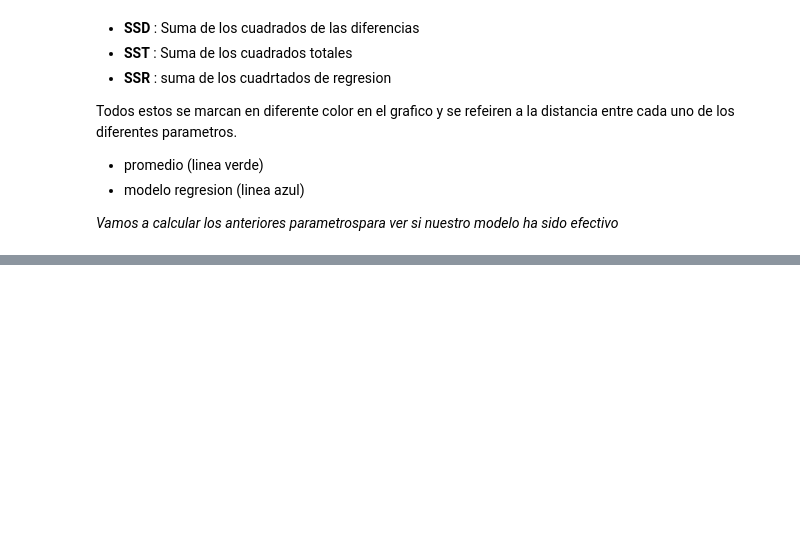
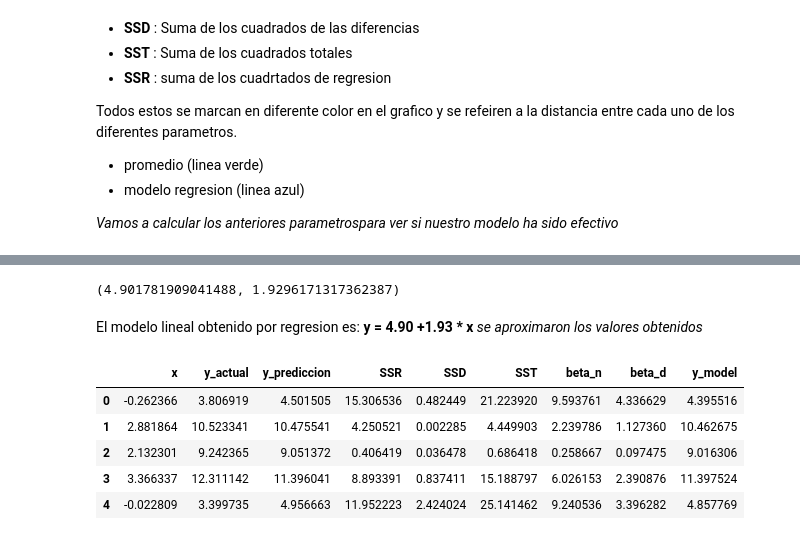
Before and after one commit to Karenahv/python-ml-curso, a Jupyter notebook: notebooks/T4 - 1 - Linear Regession - Datos Ficticios.ipynb, the cells around one changed output, grey strips where cells are left out. Saved outputs shown, nothing was run; the diff lists cells and outputs as text; code cells hidden in the pictures; blank space fills up the shorter version.

```diff
--- a/notebooks/T4 - 1 - Linear Regession - Datos Ficticios.ipynb
+++ b/notebooks/T4 - 1 - Linear Regession - Datos Ficticios.ipynb
@@ -124,0 +147,7 @@ plt.hist(data["y_prediccion"]-data["y_actual"])
+# %%
+alpha, beta
+# %% [output]
+(4.901781909041488, 1.9296171317362387)
+# %% [markdown]
+El modelo lineal obtenido por regresion es:
+**y = 4.90 +1.93 * x** _se aproximaron los valores obtenidos_
@@ -124,0 +157,9 @@ plt.hist(data["y_prediccion"]-data["y_actual"])
+# %%
+data.head()
+# %% [output]
+|  | x | y_actual | y_prediccion | SSR | SSD | SST | beta_n | beta_d | y_model |
+| 0 | -0.262366 | 3.806919 | 4.501505 | 15.306536 | 0.482449 | 21.223920 | 9.593761 | 4.336629 | 4.395516 |
+| 1 | 2.881864 | 10.523341 | 10.475541 | 4.250521 | 0.002285 | 4.449903 | 2.239786 | 1.127360 | 10.462675 |
+| 2 | 2.132301 | 9.242365 | 9.051372 | 0.406419 | 0.036478 | 0.686418 | 0.258667 | 0.097475 | 9.016306 |
+| 3 | 3.366337 | 12.311142 | 11.396041 | 8.893391 | 0.837411 | 15.188797 | 6.026153 | 2.390876 | 11.397524 |
+| 4 | -0.022809 | 3.399735 | 4.956663 | 11.952223 | 2.424024 | 25.141462 | 9.240536 | 3.396282 | 4.857769 |
```
Also changed, not shown: parts of 20 cells of this notebook.
